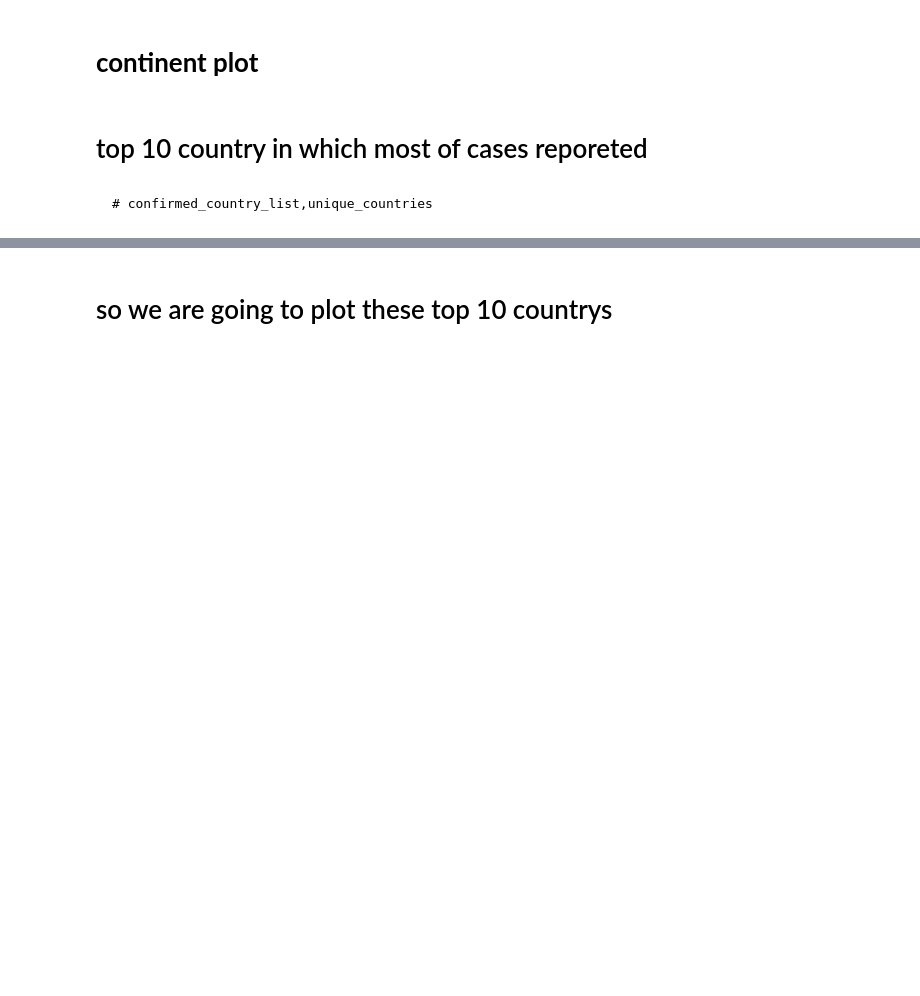
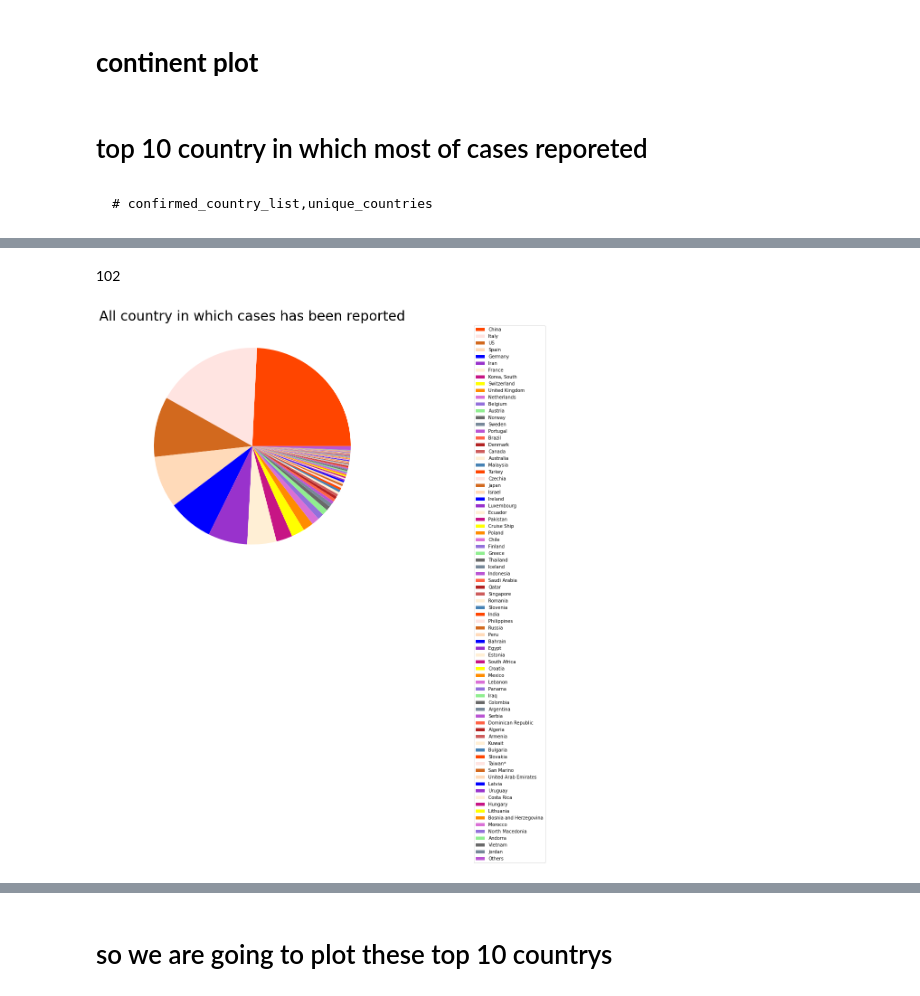
Before and after one commit to vipulgote1999/-10daysofMLChallenge, a Jupyter notebook: Day_1_.ipynb, the cells around one changed output, grey strips where cells are left out. Cells and saved outputs as stored; diff of their text form; code cells hidden in the pictures; blank space fills up the shorter version.

```diff
--- a/Day_1_.ipynb
+++ b/Day_1_.ipynb
@@ -292,0 +326,2 @@ plt.show()
+# %% [markdown]
+102
@@ -293,3 +338,12 @@ plt.show()
+# %%
+c=random.choices(list(mcolors.CSS4_COLORS.values()),k=len(dates))
+plt.figure(figsize=(10,10))
+plt.pie(visual_confirmed_cases_all,colors=c)
+plt.legend(visual_unique_countries_all,loc='best',bbox_to_anchor=(0.7, 0., 1, 1))
+plt.title('All country in which cases has been reported',size=30)
+plt.show()
+# %% [output]
+[figure, added]
 # %%
 visual_unique_provinces = []
 visual_confirmed_cases2 = []
```
Also changed, not shown: parts of 43 cells of this notebook.
